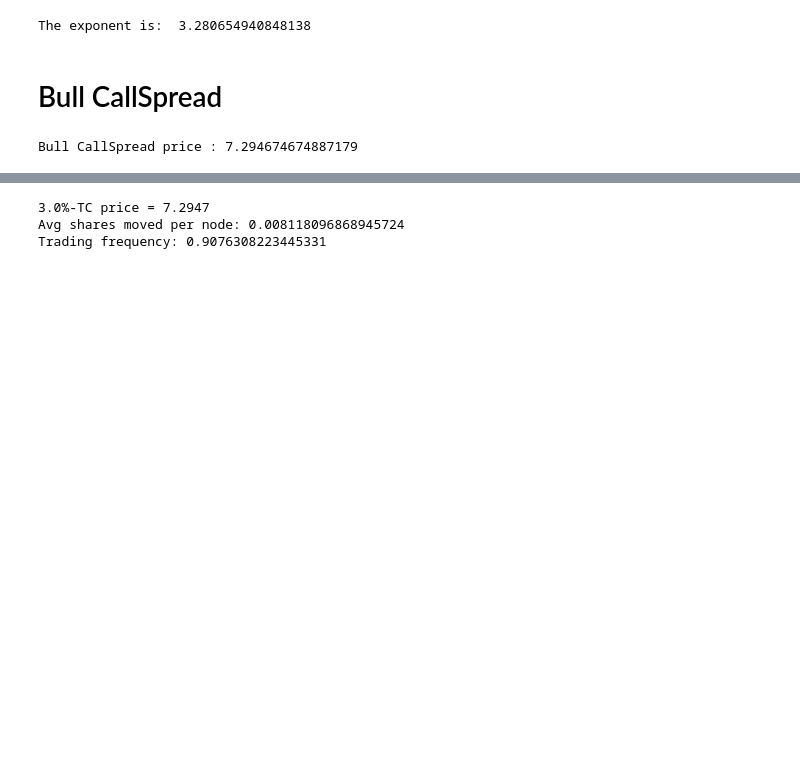
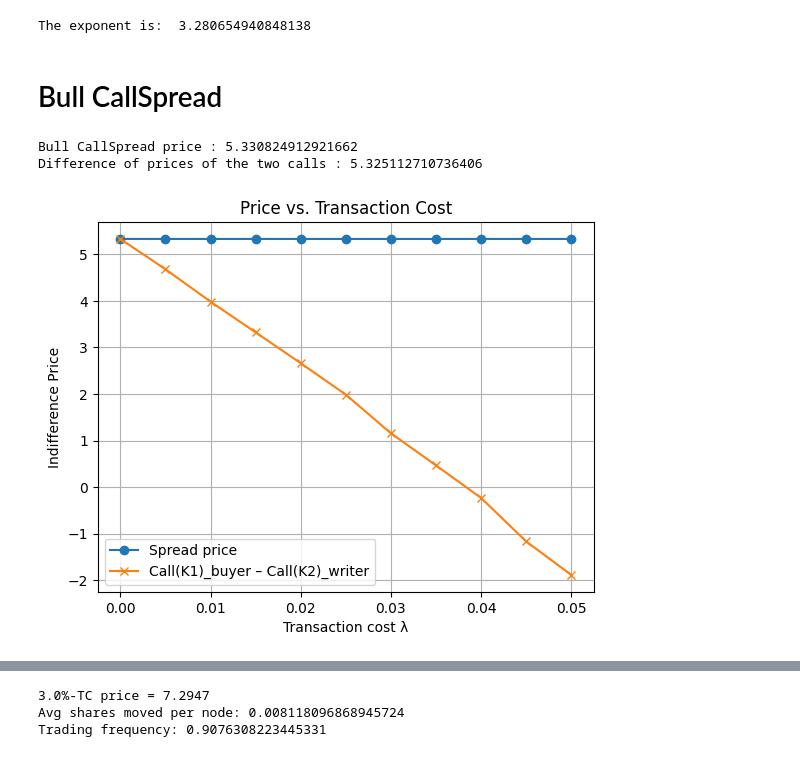
Before and after one commit to JulesArzel/Deep_Hedging_v2, a Jupyter notebook: New approach/4.1 Option pricing with transaction costs.ipynb, the cells around one changed output, grey strips where cells are left out. Cells and saved outputs as stored; diff of their text form; code cells hidden in the pictures; blank space fills up the shorter version.

```diff
--- a/New approach/4.1 Option pricing with transaction costs.ipynb
+++ b/New approach/4.1 Option pricing with transaction costs.ipynb
@@ -1254,8 +1254,8 @@ TC_CS = TC_pricer_CS(opt_param, diff_param, K1, K2, cost_b=cost, cost_s=cost, ga
 # %%
 #-----------------------------------------------------------------------------------
 #-----------------------------------------------------------------------------------
-cost = 0.03
-gamma = 0.5
+cost = 0.0
+gamma = 0.0001
 TC_CS = TC_pricer_CS(opt_param, diff_param, K1, K2, cost_b=cost, cost_s=cost, gamma=gamma)
 #-----------------------------------------------------------------------------------
 #-----------------------------------------------------------------------------------
@@ -1263,5 +1263,59 @@ TC_CS = TC_pricer_CS(opt_param, diff_param, K1, K2, cost_b=cost, cost_s=cost, ga
 
 # 1) run pricer
 print(f"Bull CallSpread price : {TC_CS.price(N=500, TYPE='callspread_writer', track_policy=True, Time=False)}")
+print(f"Difference of prices of the two calls : {BS_K1.closed_formula()-BS_K2.closed_formula()}")
 # %% [output]
-Bull CallSpread price : 7.294674674887179
+Bull CallSpread price : 5.330824912921662
+Difference of prices of the two calls : 5.325112710736406
+# %%
+import numpy as np
+import matplotlib.pyplot as plt
+from Parameters import Option_param
+from Processes import Diffusion_process
+from TC_pricer_CS import TC_pricer_CS
+from TC_pricer2 import TC_pricer2
+
+# Parameters (same as your setup)
+S0, K1, K2, T      = 100.0, 95.0, 105.0, 1.0
+r, sig, mu        = 0.05, 0.20, 0.05
+gamma             = 0.00005
+N                 = 500        # time-steps
+
+# Underlying process
+proc = Diffusion_process(r=r, sig=sig, mu=mu)
+
+# Option templates
+opt_spread = Option_param(S0=S0, K=K1, T=T, payoff="call")
+opt_call1  = Option_param(S0=S0, K=K1, T=T, payoff="call")
+opt_call2  = Option_param(S0=S0, K=K2, T=T, payoff="call")
+
+# Sweep over transaction costs
+costs = np.linspace(0.0, 0.05, 11)
+spread_prices = []
+call_diff_prices = []
+
+for c in costs:
+    # Price the spread
+    pr_cs = TC_pricer_CS(opt_spread, proc, K1, K2, cost_b=c, cost_s=c, gamma=gamma)
+    p_sp = pr_cs.price(N=N, TYPE="callspread_buyer", track_policy=False)
+    spread_prices.append(p_sp)
+
+    # Price individual calls
+    pr1 = TC_pricer2(opt_call1, proc, cost_b=c, cost_s=c, gamma=gamma)
+    p1 = pr1.price(N=N, TYPE="buyer", track_policy=False)
+    pr2 = TC_pricer2(opt_call2, proc, cost_b=c, cost_s=c, gamma=gamma)
+    p2 = pr2.price(N=N, TYPE="writer", track_policy=False)
+    call_diff_prices.append(p1 - p2)
+
+# Plot results
+plt.figure()
+plt.plot(costs, spread_prices, marker='o', label='Spread price')
+plt.plot(costs, call_diff_prices, marker='x', label='Call(K1)_buyer – Call(K2)_writer')
+plt.xlabel('Transaction cost λ')
+plt.ylabel('Indifference Price')
+plt.title('Price vs. Transaction Cost')
+plt.legend()
+plt.grid(True)
+plt.show()
+# %% [output]
+[figure, added]
```
Also changed, not shown: parts of 1 cell of this notebook.
